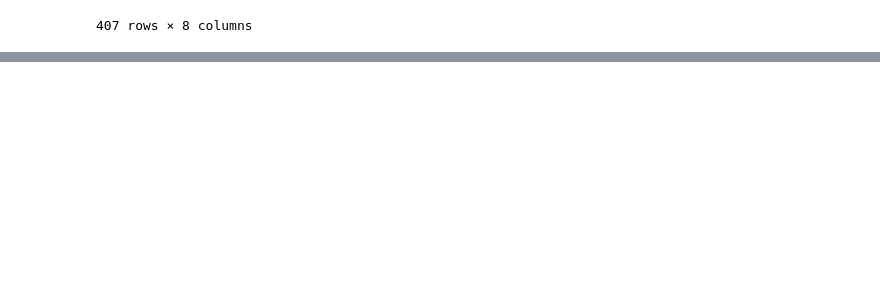
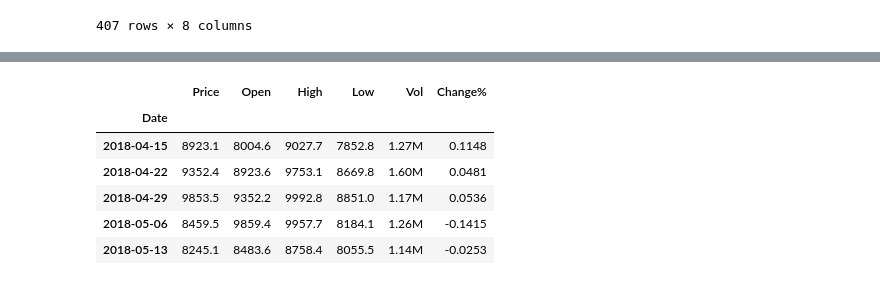
Before and after one commit to MMQuants/COT_report, a Jupyter notebook: COT.ipynb, the cells around one changed output, grey strips where cells are left out. Saved outputs shown, nothing was run; the diff lists cells and outputs as text; code cells hidden in the pictures; blank space fills up the shorter version.

```diff
--- a/COT.ipynb
+++ b/COT.ipynb
@@ -102,0 +108,4 @@ cotData
+# %%
+btc = pd.read_excel('/content/drive/MyDrive/BTC weekly Price 2018-2026/BITCOIN weekly.xlsx',
+                          names = ['Date','Price', 'Open','High','Low','Vol','Change%'])
+btc.head()
@@ -102,0 +119,12 @@ cotData
+# %%
+btc_sorted = btc.set_index('Date').sort_index()
+
+btc_sorted.head()
+# %% [output]
+|  | Price | Open | High | Low | Vol | Change% |
+| Date |  |  |  |  |  |  |
+| 2018-04-15 | 8923.1 | 8004.6 | 9027.7 | 7852.8 | 1.27M | 0.1148 |
+| 2018-04-22 | 9352.4 | 8923.6 | 9753.1 | 8669.8 | 1.60M | 0.0481 |
+| 2018-04-29 | 9853.5 | 9352.2 | 9992.8 | 8851.0 | 1.17M | 0.0536 |
+| 2018-05-06 | 8459.5 | 9859.4 | 9957.7 | 8184.1 | 1.26M | -0.1415 |
+| 2018-05-13 | 8245.1 | 8483.6 | 8758.4 | 8055.5 | 1.14M | -0.0253 |
```
Also changed, not shown: parts of 7 cells of this notebook.
